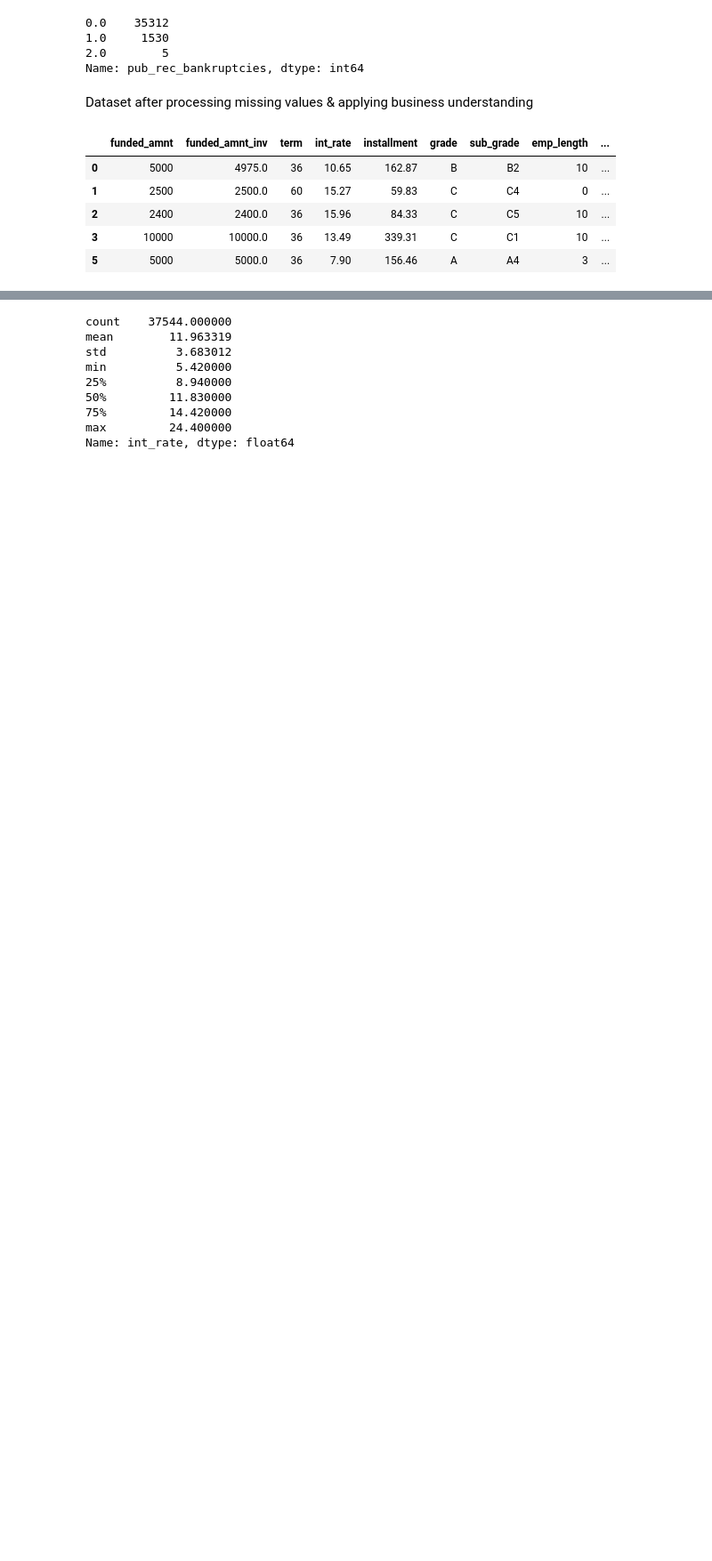
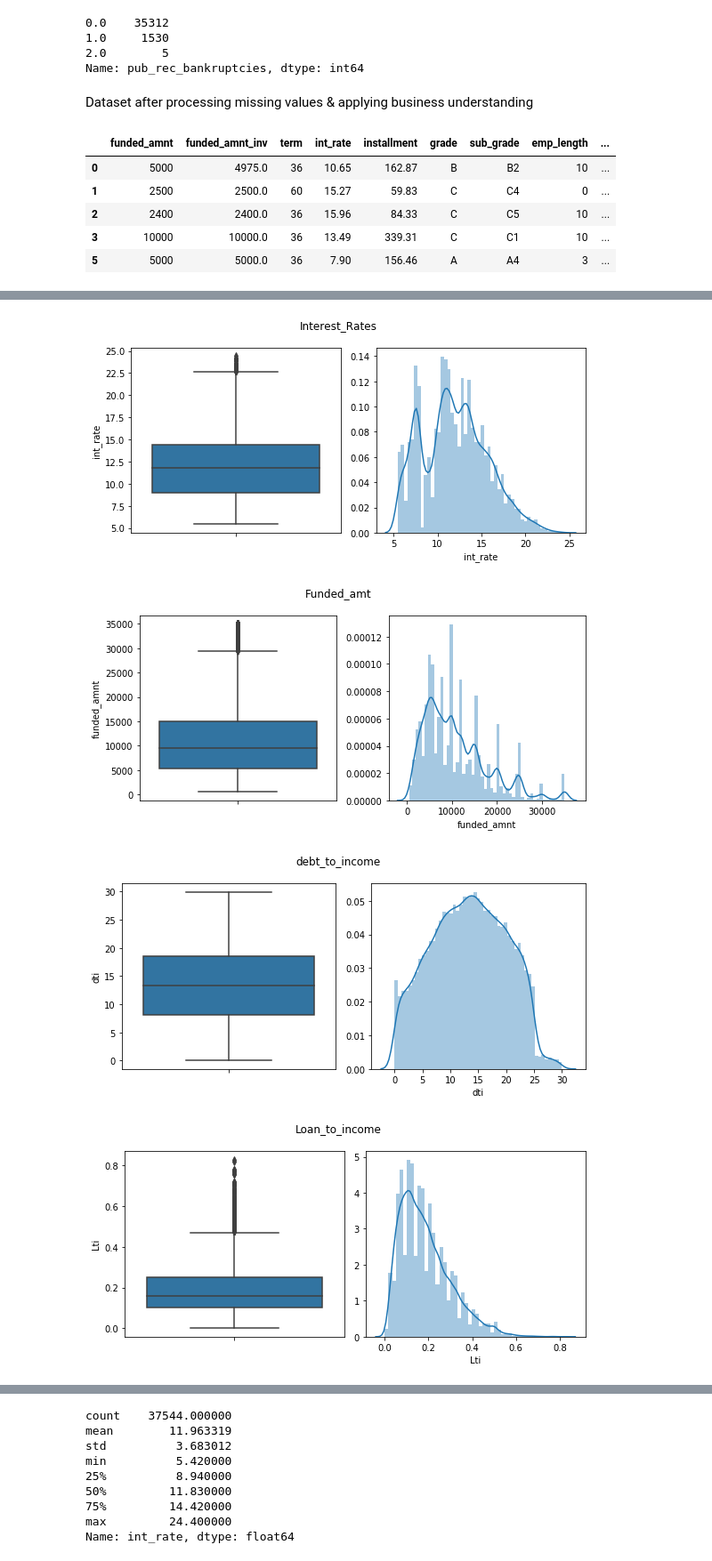
Before and after one commit to bakhortech/LendingClubCaseStudy, a Jupyter notebook: LendingClubCS.ipynb, the cells around one changed output, grey strips where cells are left out. Shown at 89% size. Drawn from its saved outputs; the diff is of its cells as text; code cells hidden in the pictures; blank space fills up the shorter version.

```diff
--- a/LendingClubCS.ipynb
+++ b/LendingClubCS.ipynb
@@ -324,7 +304,7 @@ last_pymnt_d,last_pymnt_amnt,last_credit_pull_d,total_acc since these are not av
 # %%
 df=df.drop(columns=['revol_bal','issue_d','loan_amnt','annual_inc','out_prncp','out_prncp_inv','total_rec_prncp'
                     ,'total_rec_int','total_rec_late_fee','recoveries','collection_recovery_fee',
-                    'last_pymnt_d','last_pymnt_amnt','last_credit_pull_d','total_acc'],axis=1)
+                    'last_pymnt_d','last_pymnt_amnt','last_credit_pull_d','total_acc','zip_code'],axis=1)
 # %% [markdown]
 ## Business Understanding
 #### Three main categories of columns
@@ -392,11 +372,11 @@ df.shape
 - Box plots
 - Countplots
 # %%
-#function for box plots in unvariate
-def univ_box(a,name):
-    sns.boxplot(y=a,data=df)
-    plt.savefig(name+".png")
-    plt.title(name)
+#function for box plots
+def boxplot(x,y,hue,title,ax):
+    sns.boxplot(x,y=y,data=df,ax=ax)
+    plt.savefig(title+".png")
+    #plt.title(title)
     plt.plot()
 # %%
 #function for countplot
@@ -416,0 +393,7 @@ univ_box(df.int_rate,"Interest Rates")
+# %%
+#function for distplot
+def distplot(x,ax,title):
+    sns.distplot(x,ax=ax)
+    plt.savefig(title+".png")
+    #plt.title(title)
+    plt.plot()
@@ -416,0 +402,22 @@ univ_box(df.int_rate,"Interest Rates")
+# %%
+#plot continuos variables
+def univ_cont(x,title):
+    f,(a1,a2)=plt.subplots(1,2,figsize=(8,4))
+    boxplot(None,x,None,title+"_box",a1)
+    distplot(x,a2,title+"_dist")
+    f.suptitle(title)
+    plt.tight_layout()
+    f.subplots_adjust(top=0.87)
+    plt.plot()
+# %%
+univ_cont(df.int_rate,"Interest_Rates")
+univ_cont(df.funded_amnt,"Funded_amt")
+univ_cont(df.dti,"debt_to_income")
+univ_cont(df.Lti,"Loan_to_income")
+univ_cont(df.revol_util,"Utilization Percentage")
+univ_cont(df.installment,"Installment")
+# %% [output]
+[figure, added]
+[figure, added]
+[figure, added]
+[figure, added]
```
Also changed, not shown: parts of 74 cells of this notebook.
